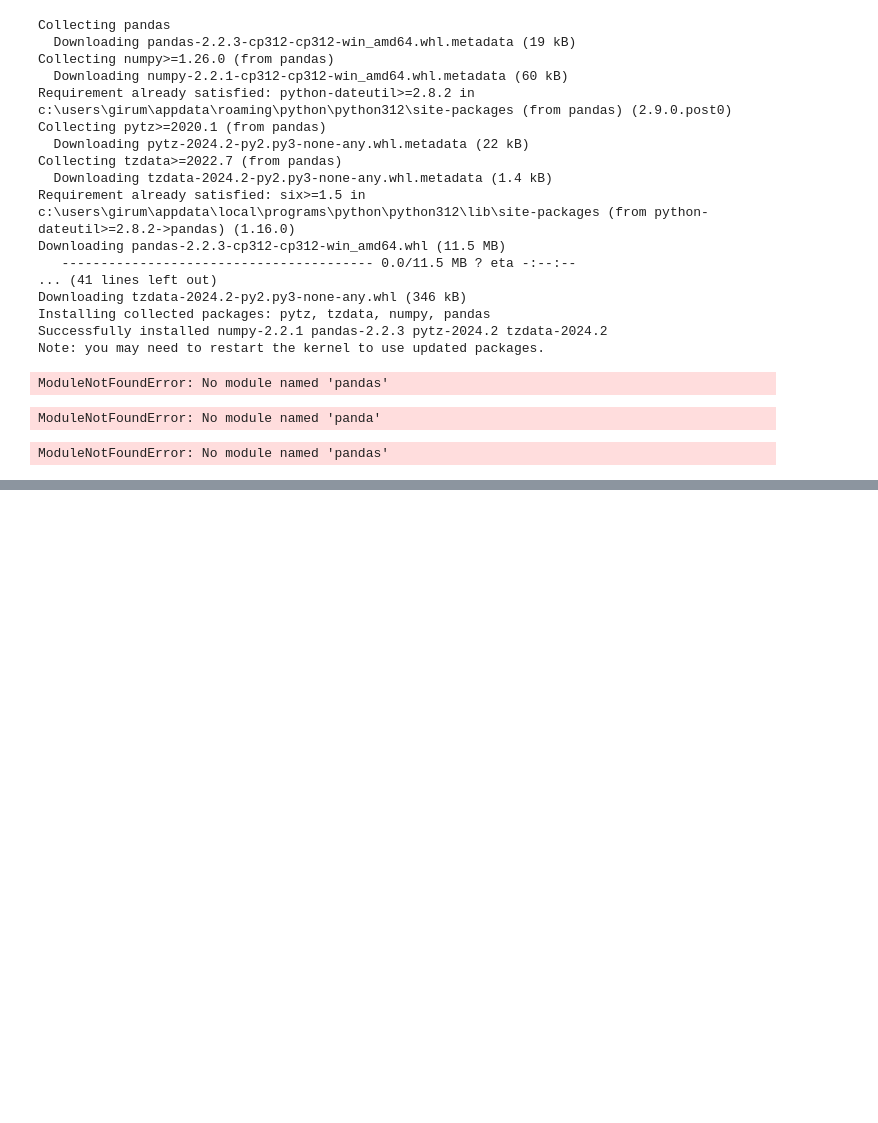
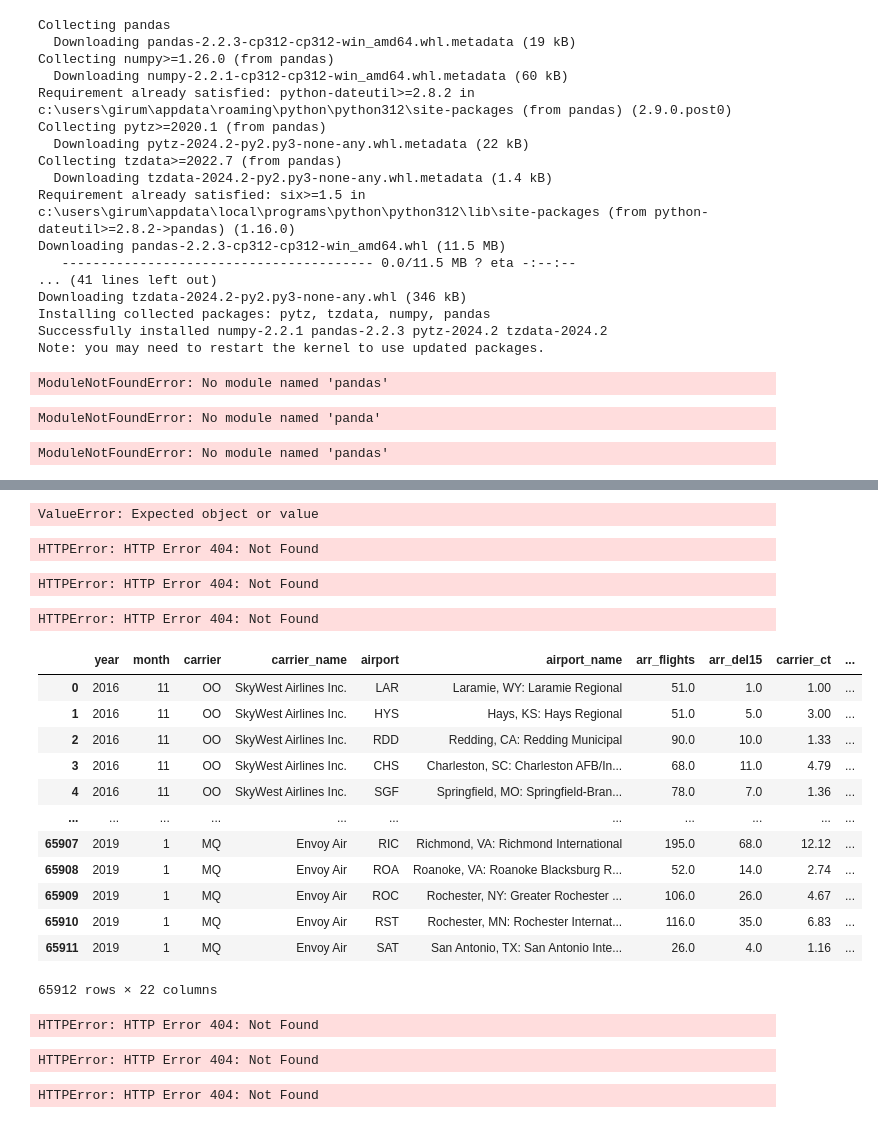
Before and after one commit to Ggithub2020/Python_exercises, a Jupyter notebook: Exercise Files/exercise_files/01_04/2_notebook_workflow.ipynb, the cells around one changed output, grey strips where cells are left out. Saved outputs shown, nothing was run; the diff lists cells and outputs as text; code cells hidden in the pictures; blank space fills up the shorter version.

```diff
--- a/Exercise Files/exercise_files/01_04/2_notebook_workflow.ipynb
+++ b/Exercise Files/exercise_files/01_04/2_notebook_workflow.ipynb
@@ -129,0 +204,58 @@ ModuleNotFoundError: No module named 'pandas'
+# %%
+import pandas as pd
+pd.read_json('https://github.com/Ggithub2020/SalesVsProfit.Dataset/blob/main/diagramLayout.json')
+# %% [output]
+ValueError: Expected object or value
+# %%
+import pandas as pd
+pd.read_json('https://raw.github.com/Ggithub2020/SalesVsProfit.Dataset/blob/main/item.config.json')
+# %% [output]
+HTTPError: HTTP Error 404: Not Found
+# %%
+import pandas as pd
+pd.read_csv('https://raw.githubusercontent.com/Ggithub2020/csv-data-for-PowerBI/master/sales.csv')
+# %% [output]
+HTTPError: HTTP Error 404: Not Found
+# %%
+
+
+
+
+
+
+import pandas as pd
+pd.read_csv('https://raw.githubusercontent.com/Ggithub2020/csv-data-for-PowerBI/master/sales.csv')
+# %% [output]
+HTTPError: HTTP Error 404: Not Found
+# %%
+import pandas as pd
+pd.read_csv('https://raw.githubusercontent.com/thomasnield/machine-learning-demo-data/master/unprocessed/airline_delay_causes.csv')
+# %% [output]
+|  | year | month | carrier | carrier_name | airport | airport_name | arr_flights | arr_del15 | carrier_ct | ... |
+| 0 | 2016 | 11 | OO | SkyWest Airlines Inc. | LAR | Laramie, WY: Laramie Regional | 51.0 | 1.0 | 1.00 | ... |
+| 1 | 2016 | 11 | OO | SkyWest Airlines Inc. | HYS | Hays, KS: Hays Regional | 51.0 | 5.0 | 3.00 | ... |
+| 2 | 2016 | 11 | OO | SkyWest Airlines Inc. | RDD | Redding, CA: Redding Municipal | 90.0 | 10.0 | 1.33 | ... |
+| 3 | 2016 | 11 | OO | SkyWest Airlines Inc. | CHS | Charleston, SC: Charleston AFB/In... | 68.0 | 11.0 | 4.79 | ... |
+| 4 | 2016 | 11 | OO | SkyWest Airlines Inc. | SGF | Springfield, MO: Springfield-Bran... | 78.0 | 7.0 | 1.36 | ... |
+| ... | ... | ... | ... | ... | ... | ... | ... | ... | ... | ... |
+| 65907 | 2019 | 1 | MQ | Envoy Air | RIC | Richmond, VA: Richmond International | 195.0 | 68.0 | 12.12 | ... |
+| 65908 | 2019 | 1 | MQ | Envoy Air | ROA | Roanoke, VA: Roanoke Blacksburg R... | 52.0 | 14.0 | 2.74 | ... |
+| 65909 | 2019 | 1 | MQ | Envoy Air | ROC | Rochester, NY: Greater Rochester ... | 106.0 | 26.0 | 4.67 | ... |
+| 65910 | 2019 | 1 | MQ | Envoy Air | RST | Rochester, MN: Rochester Internat... | 116.0 | 35.0 | 6.83 | ... |
+| 65911 | 2019 | 1 | MQ | Envoy Air | SAT | San Antonio, TX: San Antonio Inte... | 26.0 | 4.0 | 1.16 | ... |
+65912 rows × 22 columns
+# %%
+import pandas as pd
+pd.read_csv('https://raw.github.com/Ggithub2020/csv-data-for-PowerBI/blob/master/sales.csv')
+# %% [output]
+HTTPError: HTTP Error 404: Not Found
+# %%
+import pandas as pd
+pd.read_excel('https://raw.github.com/Ggithub2020/csv-data-for-PowerBI/blob/master/profits.xlsx')
+# %% [output]
+HTTPError: HTTP Error 404: Not Found
+# %%
+import pandas as pd
+pd.read_json('https://raw.github.com/Ggithub2020/SalesVsProfit.Dataset/blob/main/diagramLayout.json')
+# %% [output]
+HTTPError: HTTP Error 404: Not Found
```
Also changed, not shown: parts of 8 cells of this notebook.
